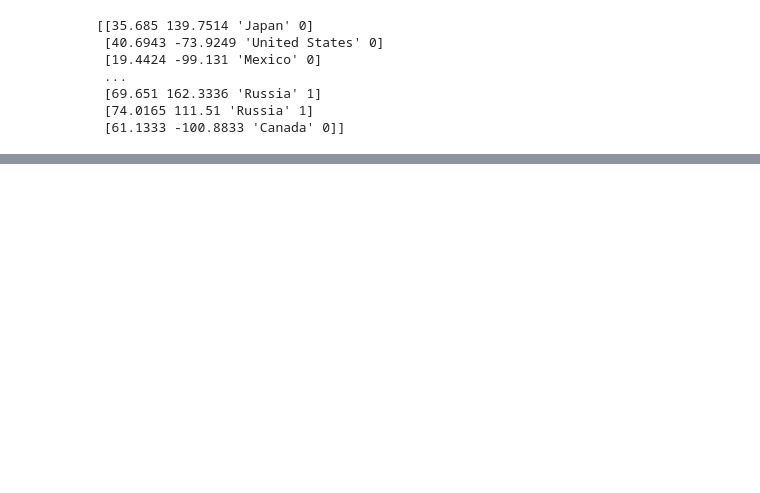
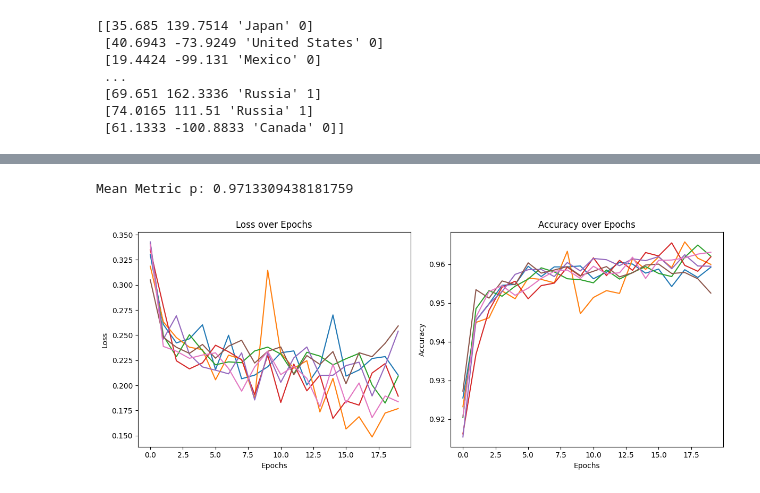
Before and after one commit to Ger0r0r/Neural-Networks, a Jupyter notebook: task_2/NN.ipynb, the cells around one changed output, grey strips where cells are left out. Saved outputs shown, nothing was run; the diff lists cells and outputs as text; code cells hidden in the pictures; blank space fills up the shorter version.

```diff
--- a/task_2/NN.ipynb
+++ b/task_2/NN.ipynb
@@ -302,0 +439,28 @@ plt.show()
+# %%
+mean_p = sum(pp) / len(pp)
+print(f'Mean Metric p: {mean_p}')
+
+fig, axs = plt.subplots(1, 2, figsize=(12, 5))
+
+# График потерь (loss)
+for i in range(len(pp)):
+	axs[0].plot(losses[i])
+axs[0].set_title('Loss over Epochs')
+axs[0].set_xlabel('Epochs')
+axs[0].set_ylabel('Loss')
+# axs[0].legend()
+
+# График точности (accuracy)
+for i in range(len(pp)):
+	axs[1].plot(accuracies[i])
+axs[1].set_title('Accuracy over Epochs')
+axs[1].set_xlabel('Epochs')
+axs[1].set_ylabel('Accuracy')
+# axs[1].legend()
+
+# Показать графики
+plt.tight_layout()
+plt.show()
+# %% [output]
+Mean Metric p: 0.9713309438181759
+[figure, added]
```
Also changed, not shown: parts of 35 cells of this notebook, 2 other files.
